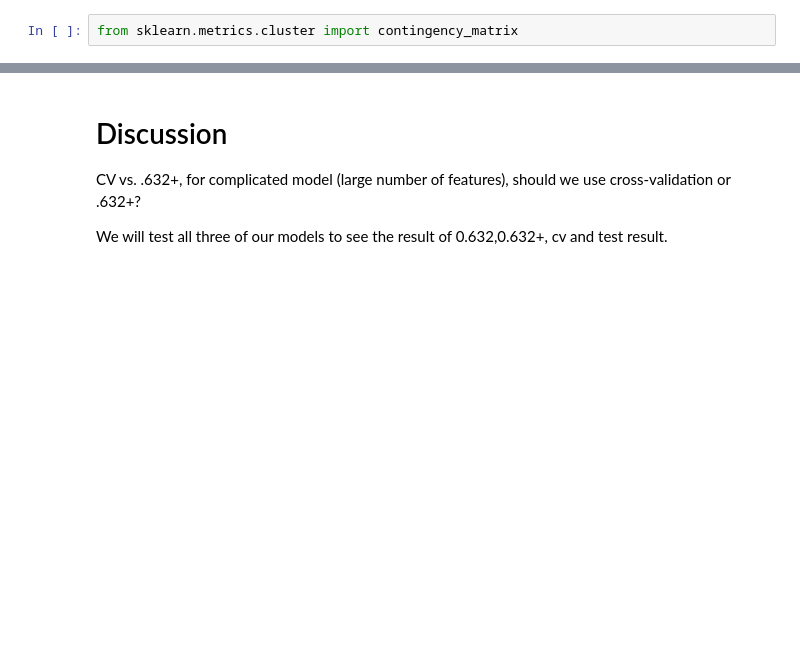
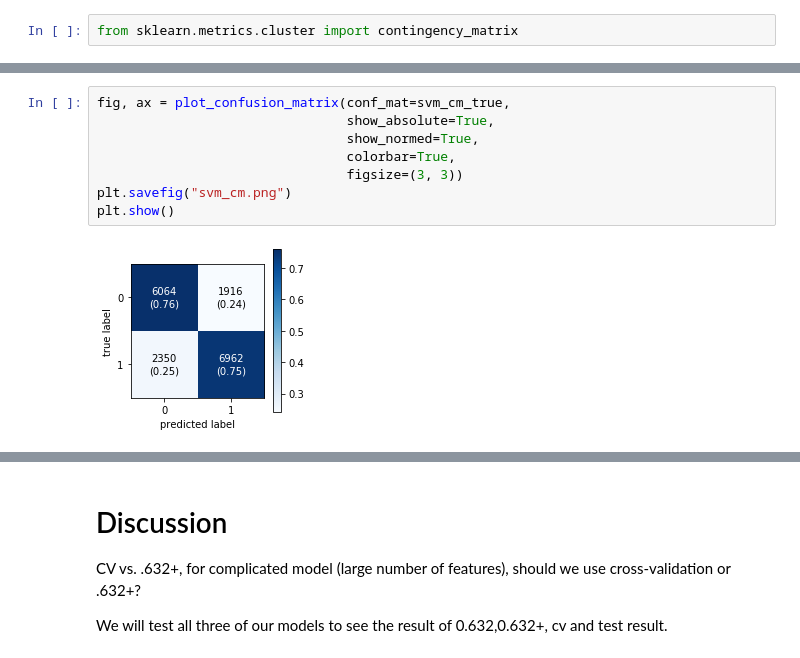
Before and after one commit to r0b3rt24/PoliIdeaClassify, a Jupyter notebook: clean.ipynb, the cells around one changed output, grey strips where cells are left out. Drawn from its saved outputs; the diff is of its cells as text; blank space fills up the shorter version.

```diff
--- a/clean.ipynb
+++ b/clean.ipynb
@@ -505,3 +432,13 @@ array([[6647, 1297],
+# %%
+fig, ax = plot_confusion_matrix(conf_mat=svm_cm_true,
+                                show_absolute=True,
+                                show_normed=True,
+                                colorbar=True,
+                                figsize=(3, 3))
+plt.savefig("svm_cm.png")
+plt.show()
+# %% [output]
+[figure, added]
 # %%
 from statsmodels.stats.contingency_tables import mcnemar
 result_mcnemar = mcnemar(svm_cm, exact=True)
```
Also changed, not shown: parts of 40 cells of this notebook, 7 other files.
